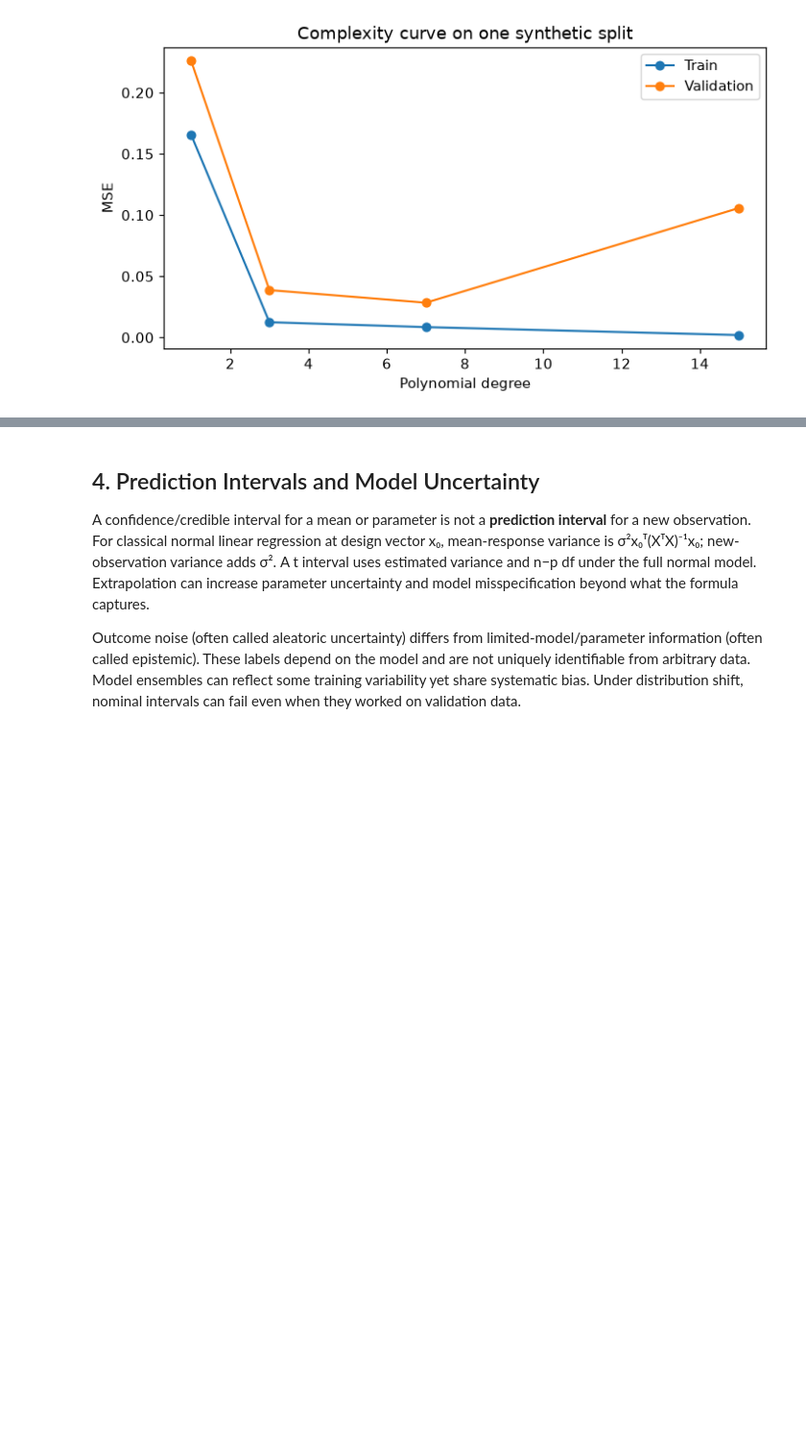
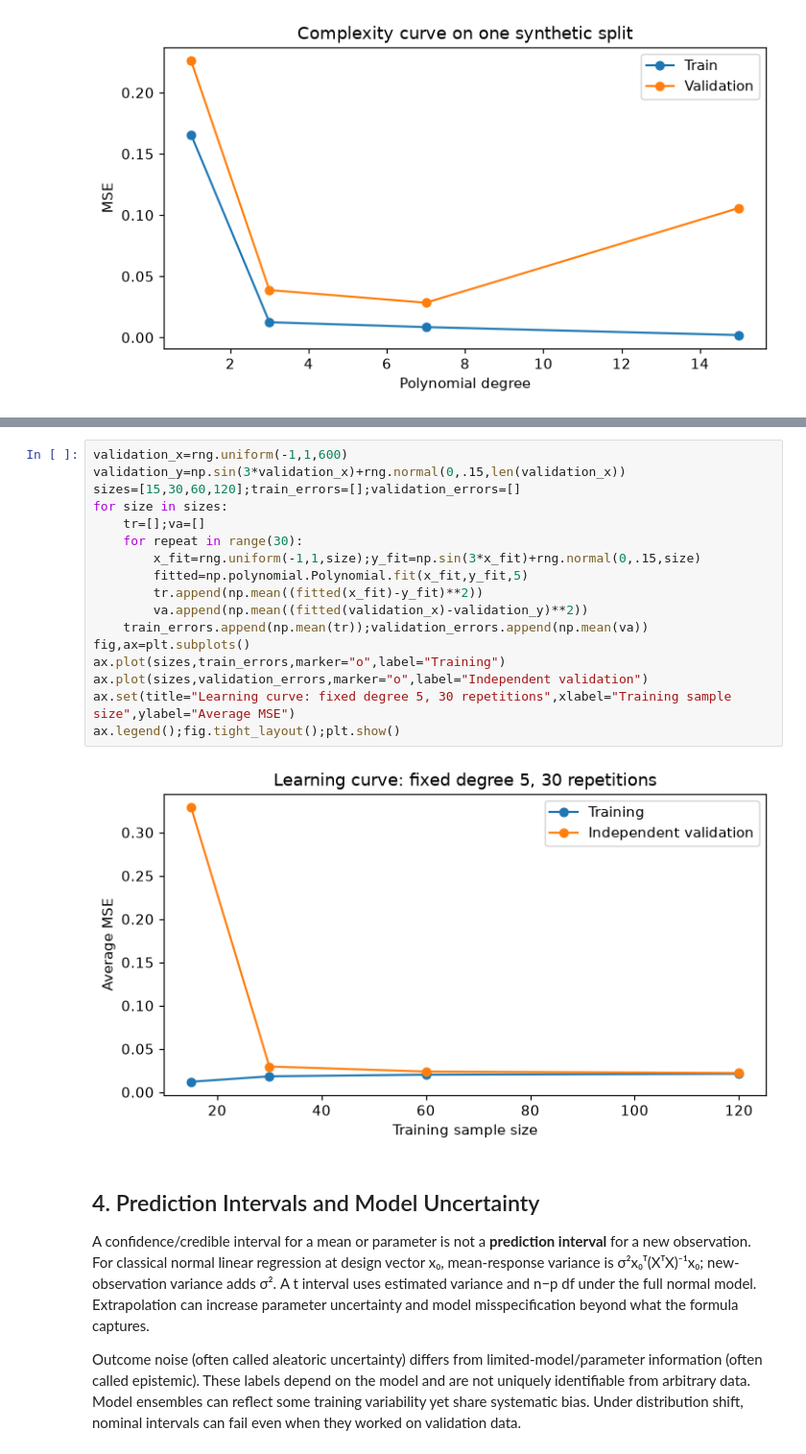
Before and after one commit to vikrantkalyan23/statistics-for-AI-ML, a Jupyter notebook: 8-Statistics-for-Machine-Learning/4_Statistical-Learning-Concepts.ipynb, the cells around one changed output, grey strips where cells are left out. Shown at 96% size. Saved outputs shown, nothing was run; the diff lists cells and outputs as text; blank space fills up the shorter version.

```diff
--- a/8-Statistics-for-Machine-Learning/4_Statistical-Learning-Concepts.ipynb
+++ b/8-Statistics-for-Machine-Learning/4_Statistical-Learning-Concepts.ipynb
@@ -66,3 +70,22 @@ fig.tight_layout();plt.show()
+# %%
+validation_x=rng.uniform(-1,1,600)
+validation_y=np.sin(3*validation_x)+rng.normal(0,.15,len(validation_x))
+sizes=[15,30,60,120];train_errors=[];validation_errors=[]
+for size in sizes:
+    tr=[];va=[]
+    for repeat in range(30):
+        x_fit=rng.uniform(-1,1,size);y_fit=np.sin(3*x_fit)+rng.normal(0,.15,size)
+        fitted=np.polynomial.Polynomial.fit(x_fit,y_fit,5)
+        tr.append(np.mean((fitted(x_fit)-y_fit)**2))
+        va.append(np.mean((fitted(validation_x)-validation_y)**2))
+    train_errors.append(np.mean(tr));validation_errors.append(np.mean(va))
+fig,ax=plt.subplots()
+ax.plot(sizes,train_errors,marker="o",label="Training")
+ax.plot(sizes,validation_errors,marker="o",label="Independent validation")
+ax.set(title="Learning curve: fixed degree 5, 30 repetitions",xlabel="Training sample size",ylabel="Average MSE")
+ax.legend();fig.tight_layout();plt.show()
+# %% [output]
+[figure, added]
 # %% [markdown]
 ## 4. Prediction Intervals and Model Uncertainty
 
```
Also changed, not shown: parts of 1 cell of this notebook, 26 other files.
